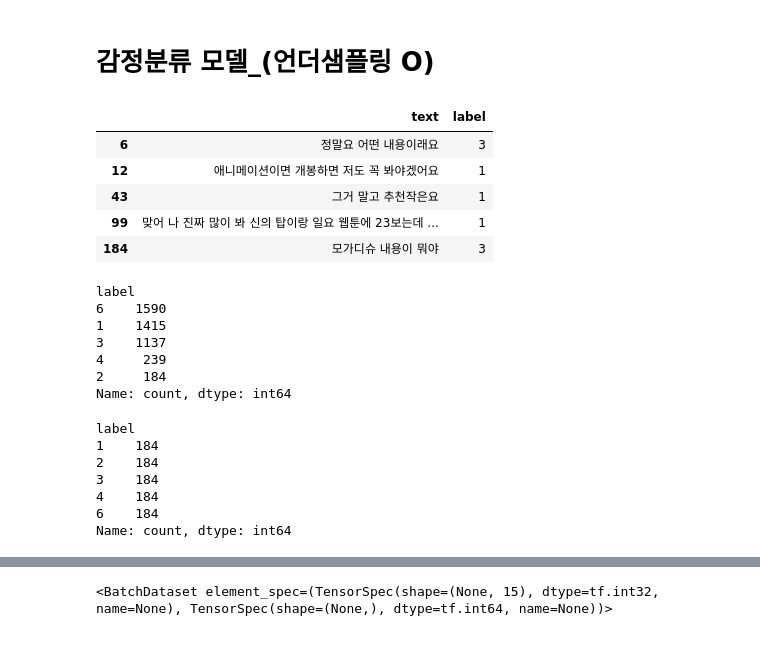
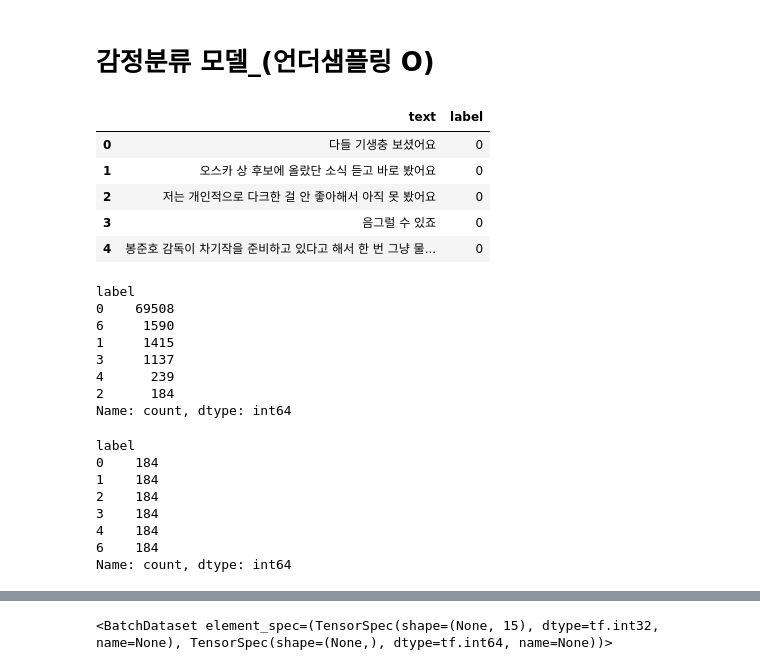
Before and after one commit to wonyounging/2_Project, a Jupyter notebook: Work_ai(CNN-Intent)/intent_undersampling_O.ipynb, the cells around one changed output, grey strips where cells are left out. Cells and saved outputs as stored; diff of their text form; code cells hidden in the pictures.

```diff
--- a/Work_ai(CNN-Intent)/intent_undersampling_O.ipynb
+++ b/Work_ai(CNN-Intent)/intent_undersampling_O.ipynb
@@ -12,28 +12,29 @@ import numpy as np
 # %%
 # 데이터 불러오기
 
 train_file = "c:/2nd_project/Data/talk_data/영화주제 대화 말뭉치 라벨링.csv"
 data = pd.read_csv(train_file, delimiter=',')
-data = data[data['label'] != 0]
+# data = data[data['label'] != 0]
 data.head()
 # %% [output]
 |  | text | label |
-| 6 | 정말요 어떤 내용이래요 | 3 |
-| 12 | 애니메이션이면 개봉하면 저도 꼭 봐야겠어요 | 1 |
-| 43 | 그거 말고 추천작은요 | 1 |
-| 99 | 맞어 나 진짜 많이 봐 신의 탑이랑 일요 웹툰에 23보는데 ... | 1 |
-| 184 | 모가디슈 내용이 뭐야 | 3 |
+| 0 | 다들 기생충 보셨어요 | 0 |
+| 1 | 오스카 상 후보에 올랐단 소식 듣고 바로 봤어요 | 0 |
+| 2 | 저는 개인적으로 다크한 걸 안 좋아해서 아직 못 봤어요 | 0 |
+| 3 | 음그럴 수 있죠 | 0 |
+| 4 | 봉준호 감독이 차기작을 준비하고 있다고 해서 한 번 그냥 물... | 0 |
 # %%
 # 데이터 분포 확인
 
 data['label'].value_counts()
 # %% [output]
 label
-6    1590
-1    1415
-3    1137
-4     239
-2     184
+0    69508
+6     1590
+1     1415
+3     1137
+4      239
+2      184
 Name: count, dtype: int64
 # %%
 # 언더샘플링
@@ -53,6 +54,7 @@ data_samp=pd.concat([X_samp,y_samp],axis=1)
 data_samp["label"].value_counts()
 # %% [output]
 label
+0    184
 1    184
 2    184
 3    184
```
Also changed, not shown: parts of 18 cells of this notebook, 2 other files.
